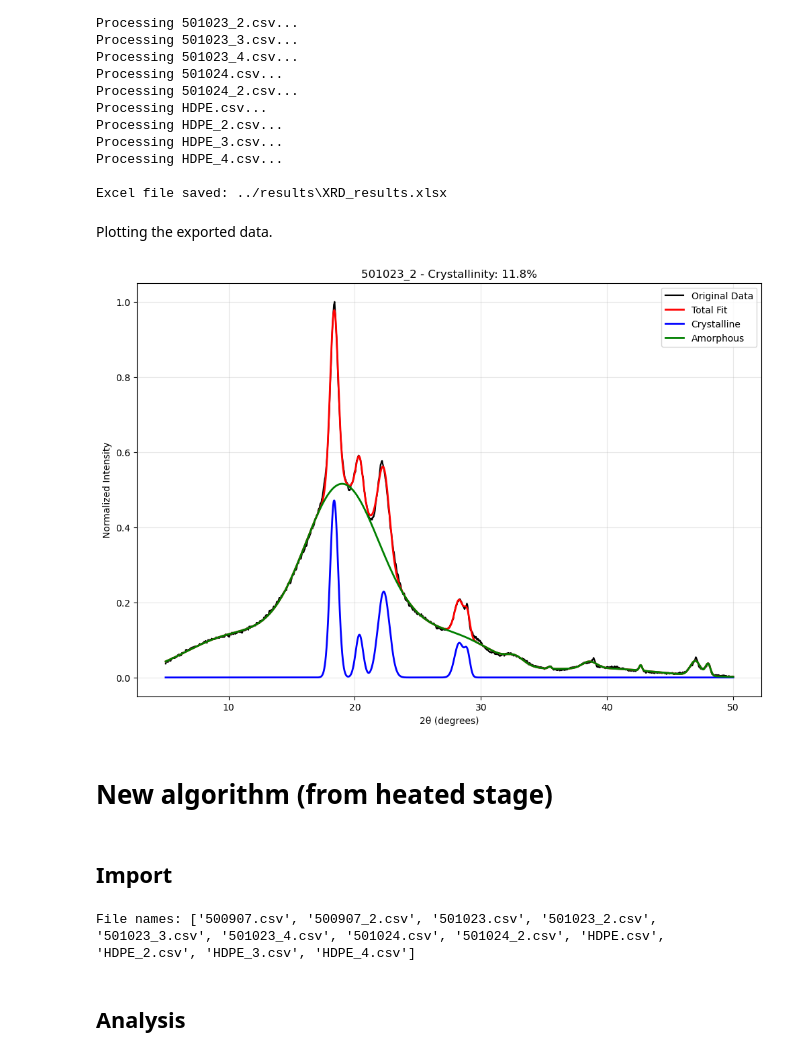
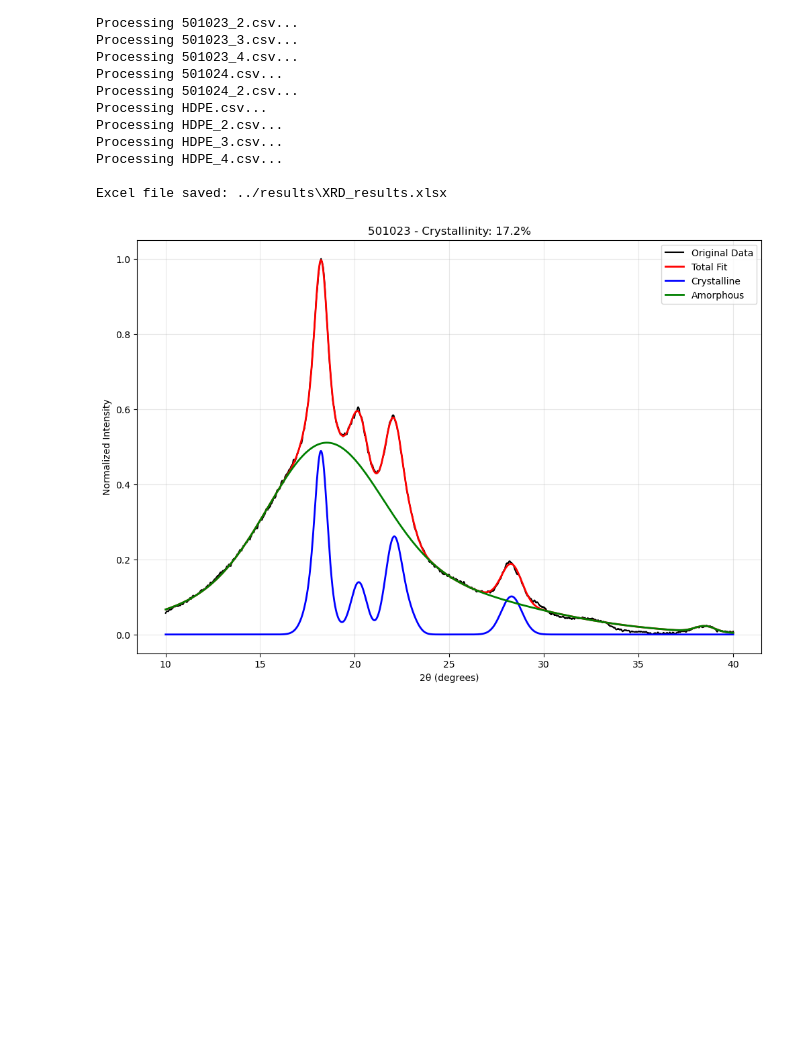
Before and after one commit to louis-sh-nguyen/polymer-characterisation, a Jupyter notebook: notebooks/XRD_analysis_main.ipynb, the cells around one changed output. Saved outputs shown, nothing was run; the diff lists cells and outputs as text; code cells hidden in the pictures; blank space fills up the shorter version.

```diff
--- a/notebooks/XRD_analysis_main.ipynb
+++ b/notebooks/XRD_analysis_main.ipynb
@@ -1092,3 +2156,8 @@ known_amorp_peaks_dict = {
     'PEEK': [9, 19, 22, 29, 37],
     'HDPE': [14, 17, 20, 24, 30]
 }
+
+height_width_threshold_dict = {
+    'PEEK': 0.05,  # tuned
+    'HDPE': 0.008,  # tuned
+}
@@ -1148,22 +2431,22 @@ Selected Single Peak 20.6° model with R² = 0.9567
 # %%
-# All files
-cryst_dict = {}
-results_dict = {}
-for file in all_files:
-    print(f"Processing file: {file}")
-    if 'HDPE' in file:
-        polymer = 'HDPE'
-    else:
-        polymer = 'PEEK'
-    data = df_dict[file]
-    intensity = data['Intensity_norm'].values
-    two_theta = data['2Theta'].values
+# # Fit all files
+# cryst_dict = {}
+# results_dict = {}
+# for file in all_files:
+#     print(f"Processing file: {file}")
+#     if 'HDPE' in file:
+#         polymer = 'HDPE'
+#     else:
+#         polymer = 'PEEK'
+#     data = df_dict[file]
+#     intensity = data['Intensity_norm'].values
+#     two_theta = data['2Theta'].values
 
-    results = fit_xrd_spectrum(two_theta, intensity,
-                               known_crys_peaks=sample_crys_peaks_dict.get(file, None),
-                               known_amorp_peaks=known_amorp_peaks_dict.get(polymer, None),
-                               height_width_threshold=0.05, min_r_squared=0.999, amorphous_r_squared=0.90,
-                               visualise=True)
+#     results = fit_xrd_spectrum(two_theta, intensity,
+#                                known_crys_peaks=sample_crys_peaks_dict.get(file, None),
+#                                known_amorp_peaks=known_amorp_peaks_dict.get(polymer, None),
+#                                height_width_threshold=0.05, min_r_squared=0.999, amorphous_r_squared=0.90,
+#                                visualise=True)
 
-    cryst_dict[file] = results['crystallinity']
-    results_dict[file] = results
+#     cryst_dict[file] = results['crystallinity']
+#     results_dict[file] = results
@@ -1412,8 +2583,6 @@ Processing HDPE_3.csv...
 Processing HDPE_4.csv...
 
 Excel file saved: ../results\XRD_results.xlsx
-# %% [markdown]
-Plotting the exported data.
 # %%
 def plot_xrd_from_excel(excel_file_path, sample_name):
     """
@@ -1442,58 +2611,32 @@ def plot_xrd_from_excel(excel_file_path, sample_name):
 
     # Create tab name
     tab_name = os.path.splitext(sample_info['Filename'])[0]
     if len(tab_name) > 31:
         tab_name = tab_name[:31]
 
     # Load spectrum data
     spectrum_df = pd.read_excel(excel_file_path, sheet_name=tab_name)
 
     # Create plot
     plt.figure(figsize=(12, 8))
 
     plt.plot(spectrum_df['2Theta_deg'], spectrum_df['Original_Intensity_normalized'],
              'k-', linewidth=1.5, label='Original Data')
     plt.plot(spectrum_df['2Theta_deg'], spectrum_df['Total_Fit'],
              'r-', linewidth=2, label='Total Fit')
     plt.plot(spectrum_df['2Theta_deg'], spectrum_df['Crystalline_Fit'],
              'b-', linewidth=2, label='Crystalline')
     plt.plot(spectrum_df['2Theta_deg'], spectrum_df['Amorphous_Fit'],
              'g-', linewidth=2, label='Amorphous')
 
     plt.xlabel('2θ (degrees)')
     plt.ylabel('Normalized Intensity')
     plt.title(f"{sample_name} - Crystallinity: {sample_info['Crystallinity_percent']:.1f}%")
     plt.legend()
     plt.grid(True, alpha=0.3)
     plt.show()
 
 # Usage
-plot_xrd_from_excel('../results/XRD_results.xlsx', '501023_2')
+plot_xrd_from_excel('../results/XRD_results.xlsx', '501023')
 # %% [output]
-[figure, old version]
+[figure, new version]
-# %% [markdown]
-# New algorithm (from heated stage)
-# %% [markdown]
-## Import
-# %%
-import os
-
-# Get all file names in the data directory
-data_dir = "../data/XRD"  # Adjust this path to your data folder
-all_files = [f for f in os.listdir(data_dir) if os.path.isfile(os.path.join(data_dir, f)) and f.endswith('.csv')]
-print(f'File names: {all_files}')
-
-df_dict = {}
-for file in all_files:
-    df_dict[file] = pd.read_csv(os.path.join(data_dir, file), skiprows=21)
-    df_dict[file].rename(columns={'Angle': '2Theta', ' Intensity': 'Intensity'}, inplace=True)
-    df_dict[file]['Intensity_norm'] = df_dict[file]['Intensity'] / df_dict[file]['Intensity'].max()
-
-    # Downsample data for faster peak detection
-    # df_dict[file] = df_dict[file].iloc[::5, :]
-    # df_dict[file].plot(x='2Theta', y='Intensity_norm', title=f'{file}', legend=False, linestyle='None', marker='.')
-    # plt.xticks(np.arange(5, 51, 2))
-# %% [output]
-File names: ['500907.csv', '500907_2.csv', '501023.csv', '501023_2.csv', '501023_3.csv', '501023_4.csv', '501024.csv', '501024_2.csv', 'HDPE.csv', 'HDPE_2.csv', 'HDPE_3.csv', 'HDPE_4.csv']
-# %% [markdown]
-## Analysis
```
Also changed, not shown: parts of 27 cells of this notebook, 1 other file.
